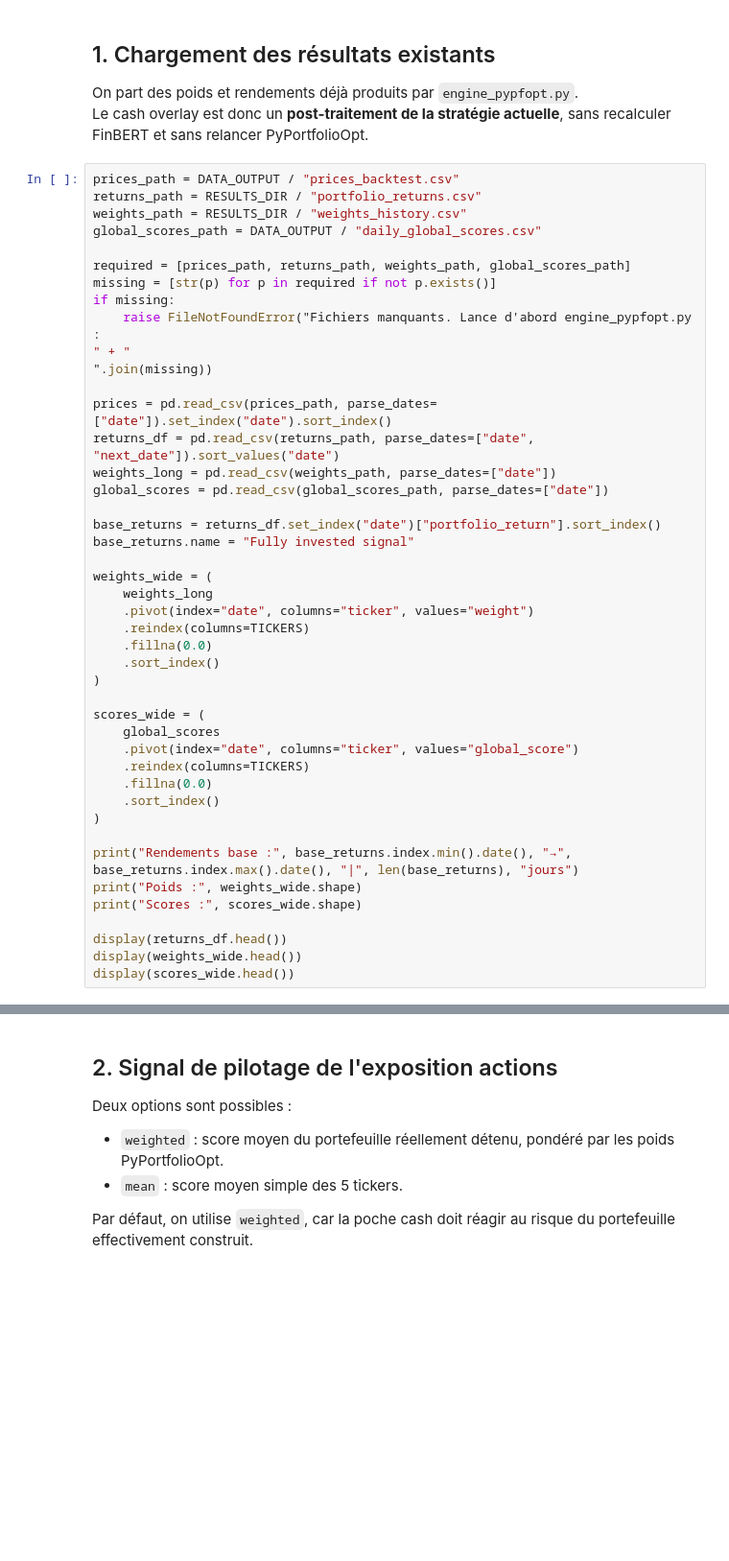
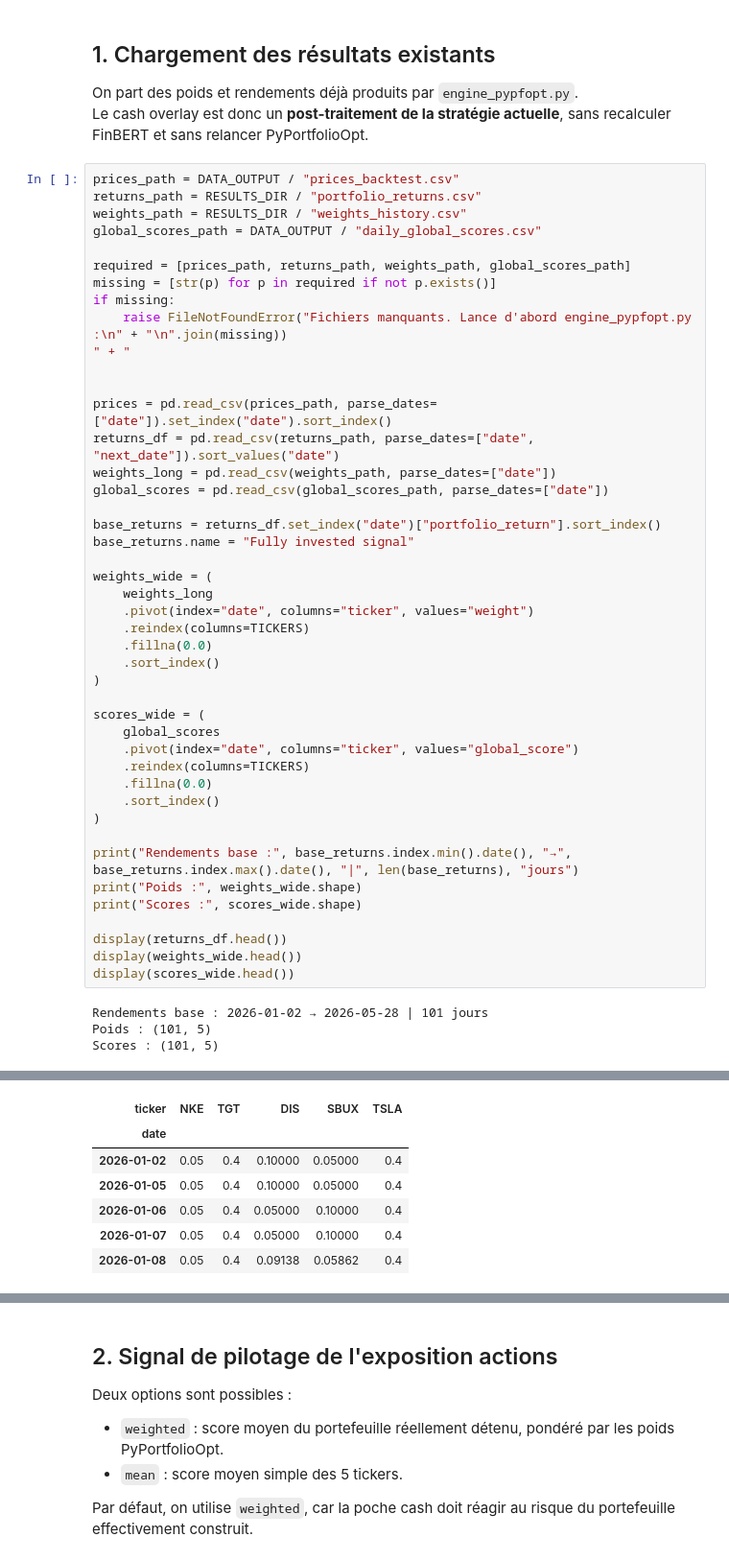
Before and after one commit to juliociz/Portfolio-Management-MODS, a Jupyter notebook: backtesting_2/notebooks/04_cash_overlay_strategy.ipynb, the cells around one changed output, grey strips where cells are left out. Shown at 96% size. Saved outputs shown, nothing was run; the diff lists cells and outputs as text; blank space fills up the shorter version.

```diff
--- a/backtesting_2/notebooks/04_cash_overlay_strategy.ipynb
+++ b/backtesting_2/notebooks/04_cash_overlay_strategy.ipynb
@@ -81,9 +85,9 @@ global_scores_path = DATA_OUTPUT / "daily_global_scores.csv"
 required = [prices_path, returns_path, weights_path, global_scores_path]
 missing = [str(p) for p in required if not p.exists()]
 if missing:
-    raise FileNotFoundError("Fichiers manquants. Lance d'abord engine_pypfopt.py :
+    raise FileNotFoundError("Fichiers manquants. Lance d'abord engine_pypfopt.py :\n" + "\n".join(missing))
 " + "
-".join(missing))
+
 
 prices = pd.read_csv(prices_path, parse_dates=["date"]).set_index("date").sort_index()
 returns_df = pd.read_csv(returns_path, parse_dates=["date", "next_date"]).sort_values("date")
@@ -116,3 +120,7 @@ print("Scores :", scores_wide.shape)
 display(returns_df.head())
 display(weights_wide.head())
 display(scores_wide.head())
+# %% [output]
+Rendements base : 2026-01-02 → 2026-05-28 | 101 jours
+Poids : (101, 5)
+Scores : (101, 5)
@@ -118,0 +133,7 @@ display(scores_wide.head())
+| ticker | NKE | TGT | DIS | SBUX | TSLA |
+| date |  |  |  |  |  |
+| 2026-01-02 | 0.05 | 0.4 | 0.10000 | 0.05000 | 0.4 |
+| 2026-01-05 | 0.05 | 0.4 | 0.10000 | 0.05000 | 0.4 |
+| 2026-01-06 | 0.05 | 0.4 | 0.05000 | 0.10000 | 0.4 |
+| 2026-01-07 | 0.05 | 0.4 | 0.05000 | 0.10000 | 0.4 |
+| 2026-01-08 | 0.05 | 0.4 | 0.09138 | 0.05862 | 0.4 |
```
Also changed, not shown: parts of 9 cells of this notebook.
